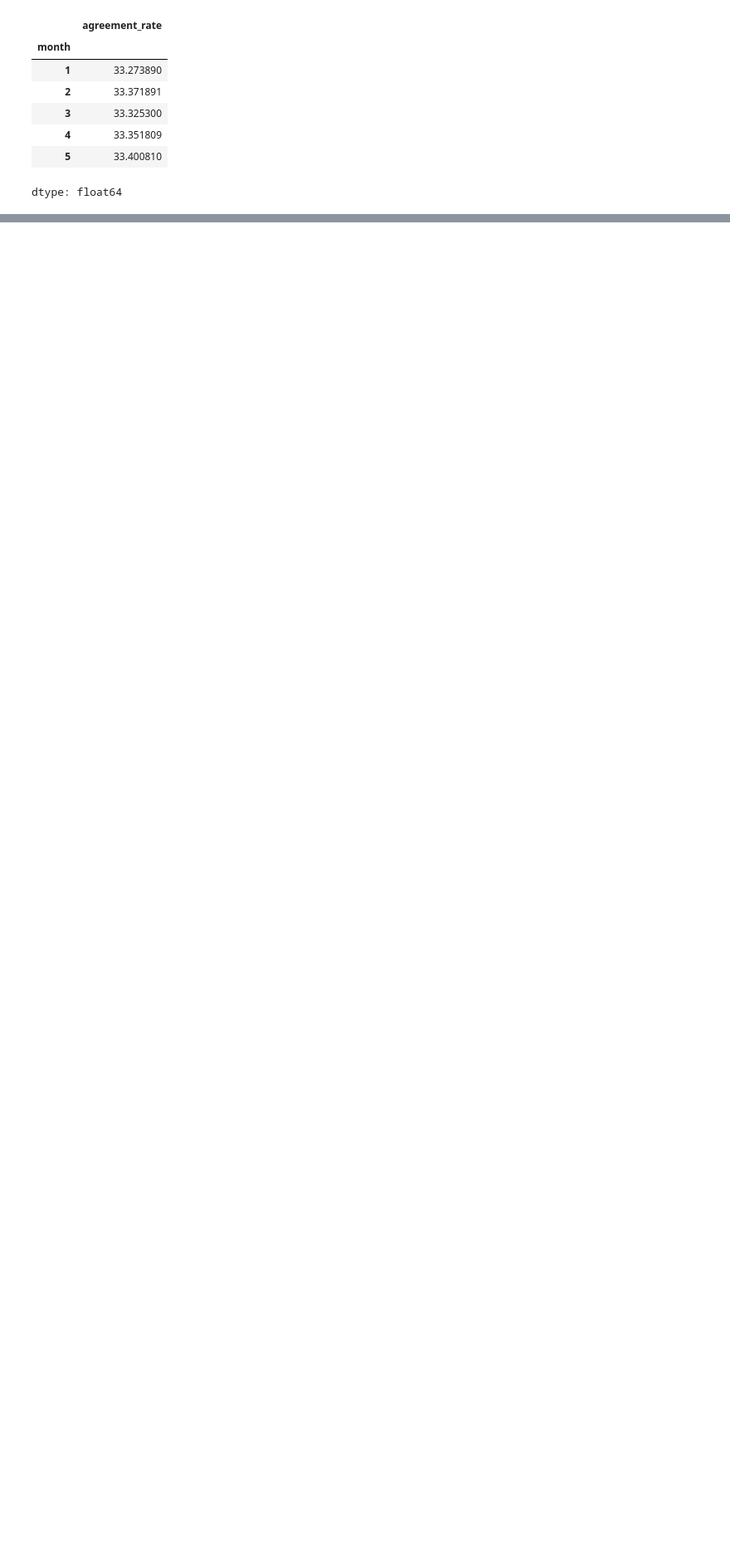
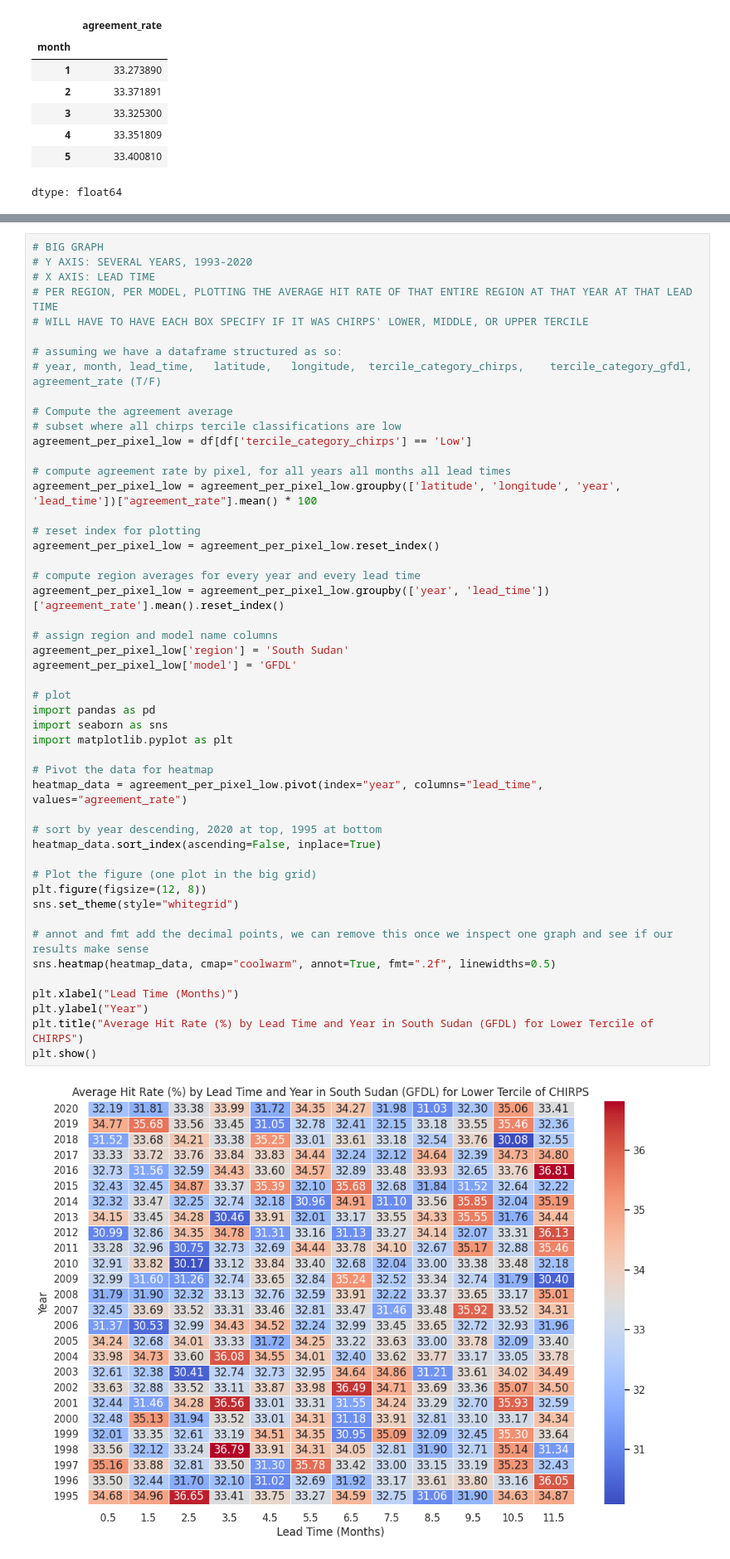
Before and after one commit to yatli24/CHC, a Jupyter notebook: Jupyter notebooks/Tercile_Hit_Rate.ipynb, the cells around one changed output, grey strips where cells are left out. Shown at 83% size. Cells and saved outputs as stored; diff of their text form; blank space fills up the shorter version.

Commit message:
update tercile hit rate

```diff
--- a/Jupyter notebooks/Tercile_Hit_Rate.ipynb
+++ b/Jupyter notebooks/Tercile_Hit_Rate.ipynb
@@ -500,6 +500,57 @@ ax.set_title('Map of Hit Rates For Lower Tercile at 0.5 Lead Time (Agreement Rat
 plt.show()
 # %% [output]
 [figure]
+# %%
+# BIG GRAPH
+# Y AXIS: SEVERAL YEARS, 1993-2020
+# X AXIS: LEAD TIME
+# PER REGION, PER MODEL, PLOTTING THE AVERAGE HIT RATE OF THAT ENTIRE REGION AT THAT YEAR AT THAT LEAD TIME
+# WILL HAVE TO HAVE EACH BOX SPECIFY IF IT WAS CHIRPS' LOWER, MIDDLE, OR UPPER TERCILE
+
+# assuming we have a dataframe structured as so:
+# year, month, lead_time,	latitude,	longitude,	tercile_category_chirps,	tercile_category_gfdl,	agreement_rate (T/F)
+
+# Compute the agreement average
+# subset where all chirps tercile classifications are low
+agreement_per_pixel_low = df[df['tercile_category_chirps'] == 'Low']
+
+# compute agreement rate by pixel, for all years all months all lead times
+agreement_per_pixel_low = agreement_per_pixel_low.groupby(['latitude', 'longitude', 'year', 'lead_time'])["agreement_rate"].mean() * 100
+
+# reset index for plotting
+agreement_per_pixel_low = agreement_per_pixel_low.reset_index()
+
+# compute region averages for every year and every lead time
+agreement_per_pixel_low = agreement_per_pixel_low.groupby(['year', 'lead_time'])['agreement_rate'].mean().reset_index()
+
+# assign region and model name columns
+agreement_per_pixel_low['region'] = 'South Sudan'
+agreement_per_pixel_low['model'] = 'GFDL'
+
+# plot
+import pandas as pd
+import seaborn as sns
+import matplotlib.pyplot as plt
+
+# Pivot the data for heatmap
+heatmap_data = agreement_per_pixel_low.pivot(index="year", columns="lead_time", values="agreement_rate")
+
+# sort by year descending, 2020 at top, 1995 at bottom
+heatmap_data.sort_index(ascending=False, inplace=True)
+
+# Plot the figure (one plot in the big grid)
+plt.figure(figsize=(12, 8))
+sns.set_theme(style="whitegrid")
+
+# annot and fmt add the decimal points, we can remove this once we inspect one graph and see if our results make sense
+sns.heatmap(heatmap_data, cmap="coolwarm", annot=True, fmt=".2f", linewidths=0.5)
+
+plt.xlabel("Lead Time (Months)")
+plt.ylabel("Year")
+plt.title("Average Hit Rate (%) by Lead Time and Year in South Sudan (GFDL) for Lower Tercile of CHIRPS")
+plt.show()
+# %% [output]
+[figure, added]
 # %%
 # CAN CALCULATE MONTHLY OR YEARLY PRECIP MEANS AND THEN TAKE TERCILES FOR BOTH CHIRPS AND GFDL DEPENDING ON WHAT'S DESIRED
 # 1997 SEPTEMBER FOR GFDL IS MISSING, NOT ON FTP
```
Also changed, not shown: parts of 1 cell of this notebook.
